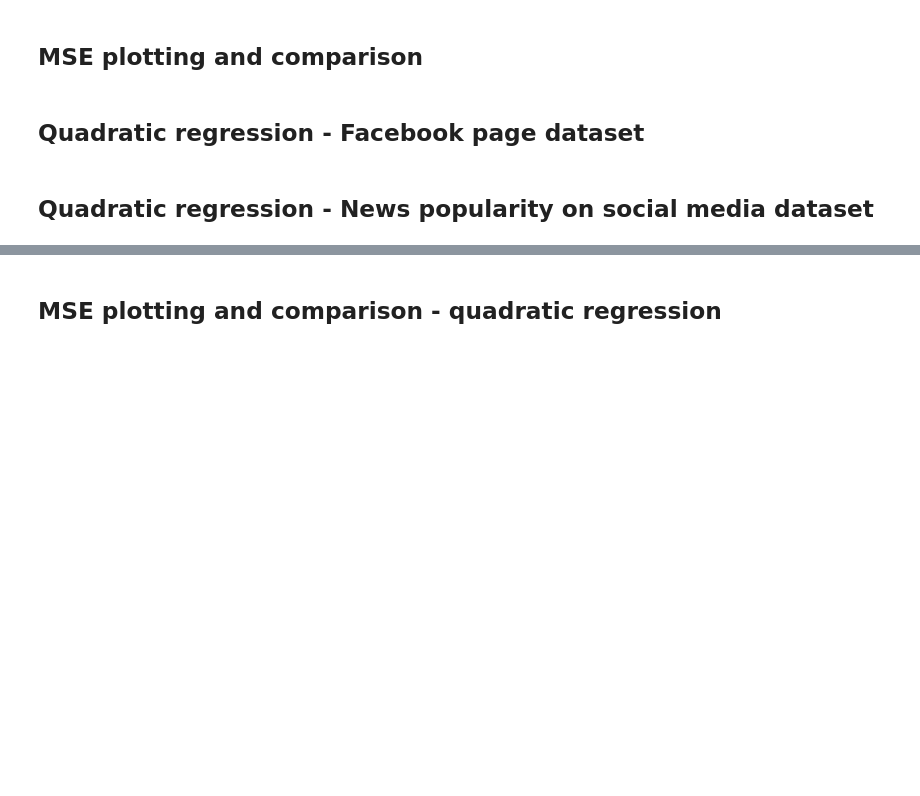
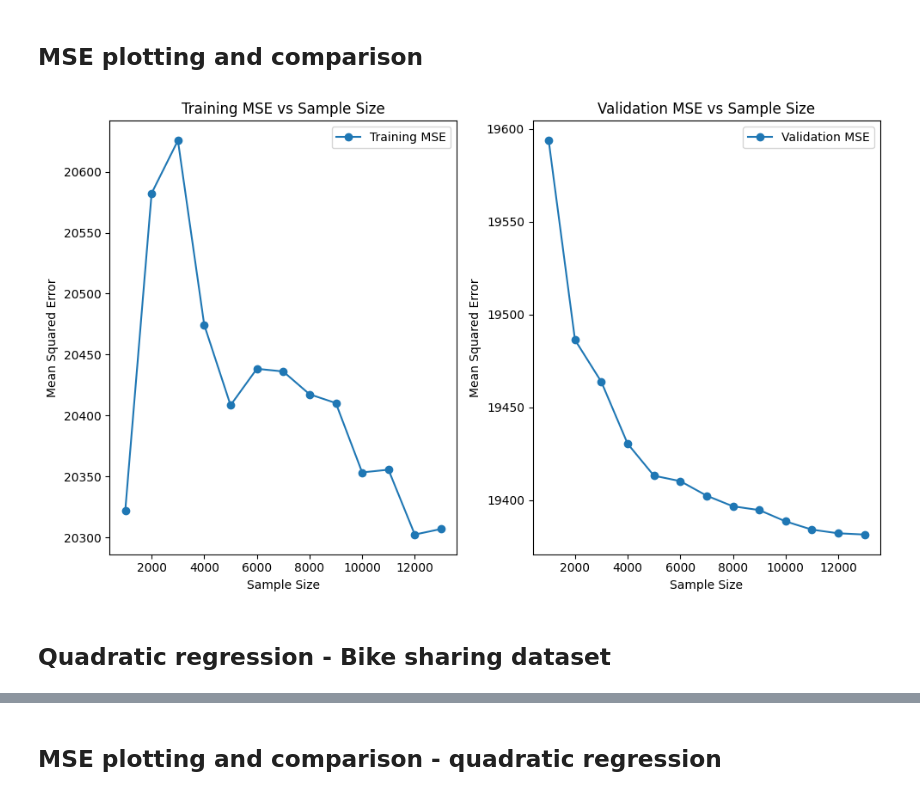
Before and after one commit to shuteva/IML-prog, a Jupyter notebook: lab1_BeatrizMia.ipynb, the cells around one changed output, grey strips where cells are left out. Cells and saved outputs as stored; diff of their text form; code cells hidden in the pictures; blank space fills up the shorter version.

```diff
--- a/lab1_BeatrizMia.ipynb
+++ b/lab1_BeatrizMia.ipynb
@@ -27,8 +131,24 @@ import matplotlib.pyplot as plt
 # %%
 # code for showing the MSE score
 
+fig, (ax1, ax2) = plt.subplots(1,2, figsize=(10, 6))
+
+ax1.plot(sizes, train_mses, label='Training MSE', marker='o')
+ax1.set_xlabel('Sample Size')
+ax1.set_ylabel('Mean Squared Error')
+ax1.set_title('Training MSE vs Sample Size')
+ax1.legend()
+
+ax2.plot(sizes, val_mses, label='Validation MSE', marker='o')
+ax2.set_xlabel('Sample Size')
+ax2.set_ylabel('Mean Squared Error')
+ax2.set_title('Validation MSE vs Sample Size')
+ax2.legend()
+
+plt.tight_layout()
+plt.show()
 #write text comparing both behaviours
+# %% [output]
+[figure, added]
 # %% [markdown]
-## Quadratic regression - Facebook page dataset
+## Quadratic regression - Bike sharing dataset
-# %% [markdown]
-## Quadratic regression - News popularity on social media dataset
```
Also changed, not shown: parts of 9 cells of this notebook, 27 other files.
